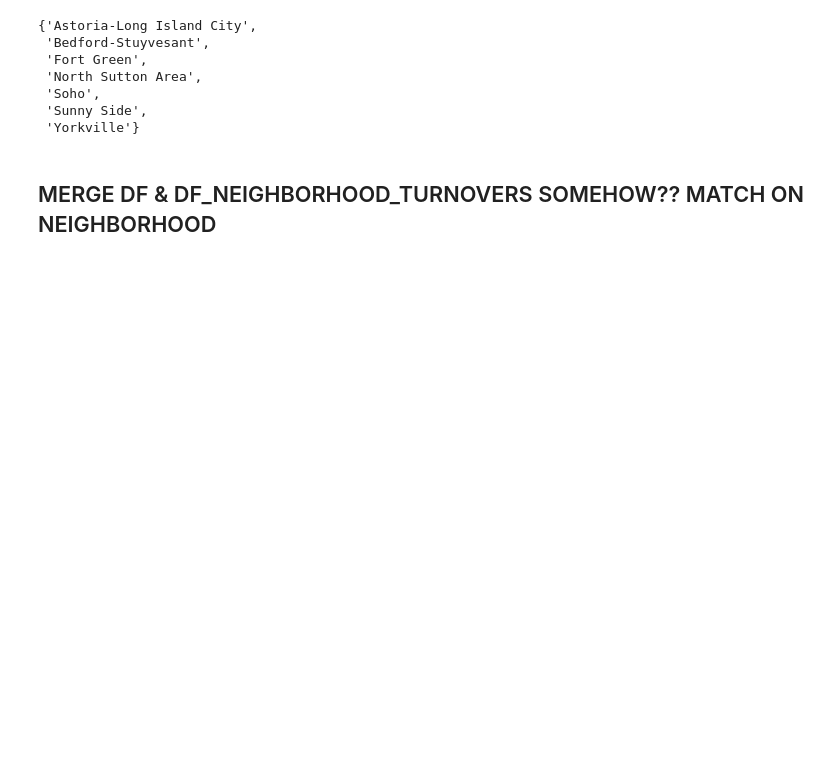
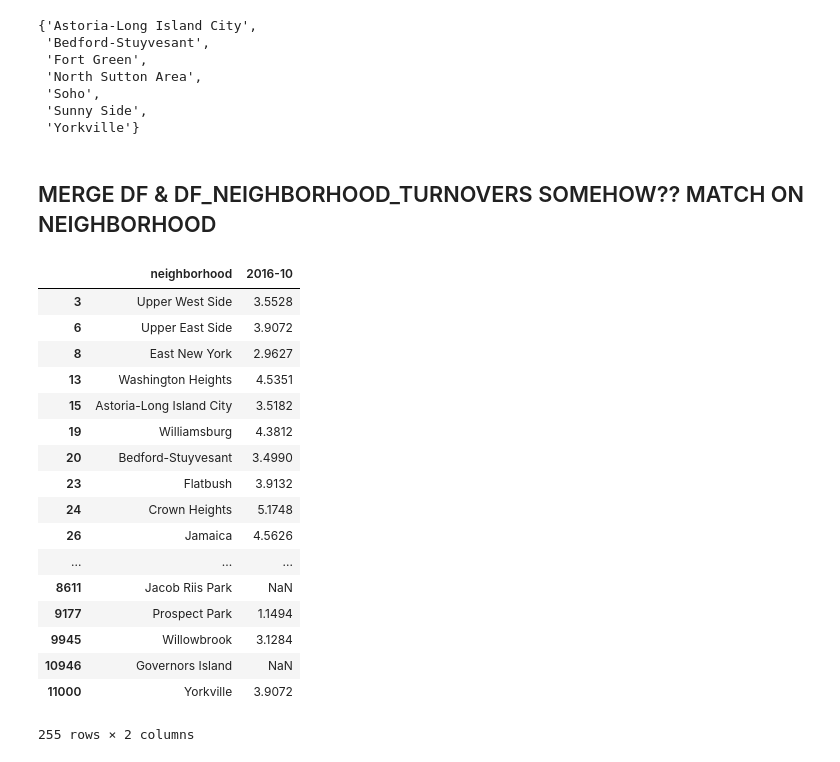
Before and after one commit to nbeebewang/housing_prices, a Jupyter notebook: new_features.ipynb, the cells around one changed output. Cells and saved outputs as stored; diff of their text form; code cells hidden in the pictures; blank space fills up the shorter version.

```diff
--- a/new_features.ipynb
+++ b/new_features.ipynb
@@ -62,15 +62,39 @@ for i in df_neighborhood_turnovers.index:
 
 # this dataset is missing yorkville, so we're just making a copy of upper east side's data because yorkville seems to
 # just be a subset of the upper east side
-yorkville_row = copy.deepcopy(df_neighborhood_turnovers.loc[6])
-yorkville_row.neighborhood = "Yorkville"
+#yorkville_row = copy.deepcopy(df_neighborhood_turnovers.loc[6])
+#yorkville_row.neighborhood = "Yorkville"
 
-df_neighborhood_turnovers = df_neighborhood_turnovers.append(yorkville_row)
+#df_neighborhood_turnovers = df_neighborhood_turnovers.append(yorkville_row)
 
 # we just want the most recent rate and neighborhood name
 df_neighborhood_turnovers = df_neighborhood_turnovers[["neighborhood", "2016-10"]]
+
+
+df_neighborhood_turnovers.loc[11000] = ["Yorkville", 3.9072]
 # %% [markdown]
 ## MERGE DF & DF_NEIGHBORHOOD_TURNOVERS SOMEHOW?? MATCH ON NEIGHBORHOOD
+# %%
+df_neighborhood_turnovers
+# %% [output]
+|  | neighborhood | 2016-10 |
+| 3 | Upper West Side | 3.5528 |
+| 6 | Upper East Side | 3.9072 |
+| 8 | East New York | 2.9627 |
+| 13 | Washington Heights | 4.5351 |
+| 15 | Astoria-Long Island City | 3.5182 |
+| 19 | Williamsburg | 4.3812 |
+| 20 | Bedford-Stuyvesant | 3.4990 |
+| 23 | Flatbush | 3.9132 |
+| 24 | Crown Heights | 5.1748 |
+| 26 | Jamaica | 4.5626 |
+| ... | ... | ... |
+| 8611 | Jacob Riis Park | NaN |
+| 9177 | Prospect Park | 1.1494 |
+| 9945 | Willowbrook | 3.1284 |
+| 10946 | Governors Island | NaN |
+| 11000 | Yorkville | 3.9072 |
+255 rows × 2 columns
 # %%
 def manhattan_dist(lat1, lat2, long1, long2):
     return abs(long1-long2) + abs(lat1-lat2)
```
Also changed, not shown: parts of 4 cells of this notebook, 11 other files.
